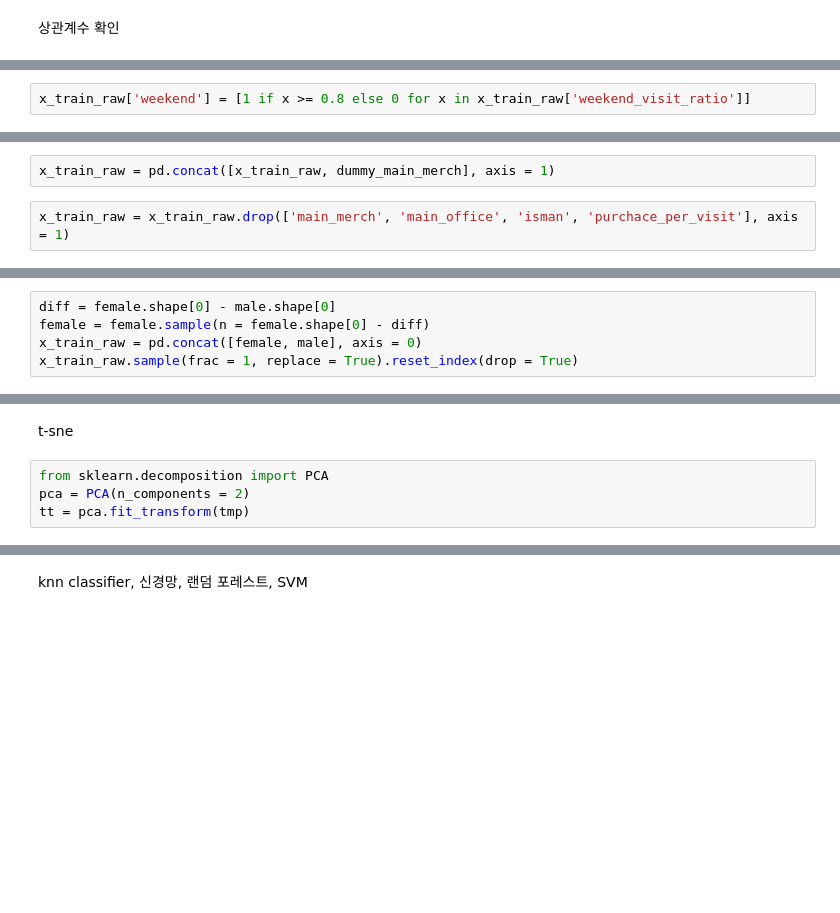
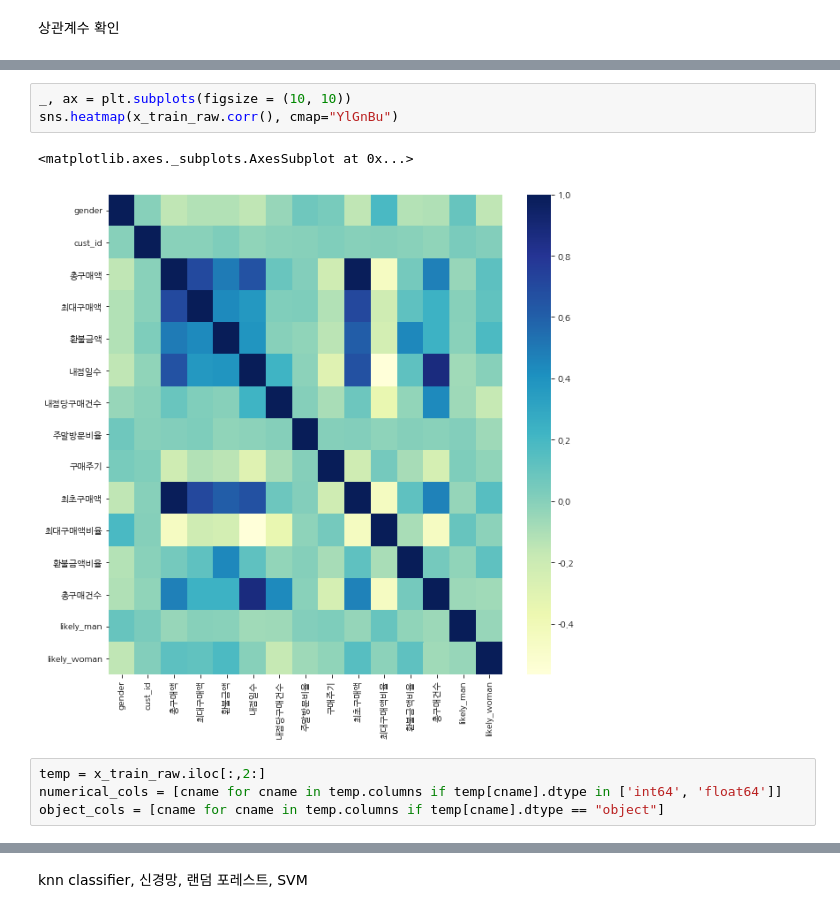
Before and after one commit to kmouleejunhyuk/bigdata_analysist_practical, a Jupyter notebook: type2_analysing_data.ipynb, the cells around one changed output, grey strips where cells are left out. Drawn from its saved outputs; the diff is of its cells as text; blank space fills up the shorter version.

```diff
--- a/type2_analysing_data.ipynb
+++ b/type2_analysing_data.ipynb
@@ -278,2 +247,0 @@ x_train_raw['isman'] = [0 if x in is_man else 1 for x in x_train_raw['main_merch
-# %%
-x_train_raw['weekend'] = [1 if x >= 0.8 else 0 for x in x_train_raw['weekend_visit_ratio']]
@@ -297,4 +247,0 @@ dummy_main_merch = pd.get_dummies(x_train_raw['main_merch'])
-# %%
-x_train_raw = pd.concat([x_train_raw, dummy_main_merch], axis = 1)
-# %%
-x_train_raw = x_train_raw.drop(['main_merch', 'main_office', 'isman', 'purchace_per_visit'], axis = 1)
@@ -346,5 +247,0 @@ male = x_train_raw[x_train_raw['gender'] == 1]
-# %%
-diff = female.shape[0] - male.shape[0]
-female = female.sample(n = female.shape[0] - diff)
-x_train_raw = pd.concat([female, male], axis = 0)
-x_train_raw.sample(frac = 1, replace = True).reset_index(drop = True)
@@ -405,6 +248,10 @@ tmp.describe()
-# %% [markdown]
-t-sne
-# %%
-from sklearn.decomposition import PCA
-pca = PCA(n_components = 2)
-tt = pca.fit_transform(tmp)
+# %%
+_, ax = plt.subplots(figsize = (10, 10))
+sns.heatmap(x_train_raw.corr(), cmap="YlGnBu")
+# %% [output]
+<matplotlib.axes._subplots.AxesSubplot at 0x...>
+[figure, added]
+# %%
+temp = x_train_raw.iloc[:,2:]
+numerical_cols = [cname for cname in temp.columns if temp[cname].dtype in ['int64', 'float64']]
+object_cols = [cname for cname in temp.columns if temp[cname].dtype == "object"]
```
Also changed, not shown: parts of 76 cells of this notebook.
